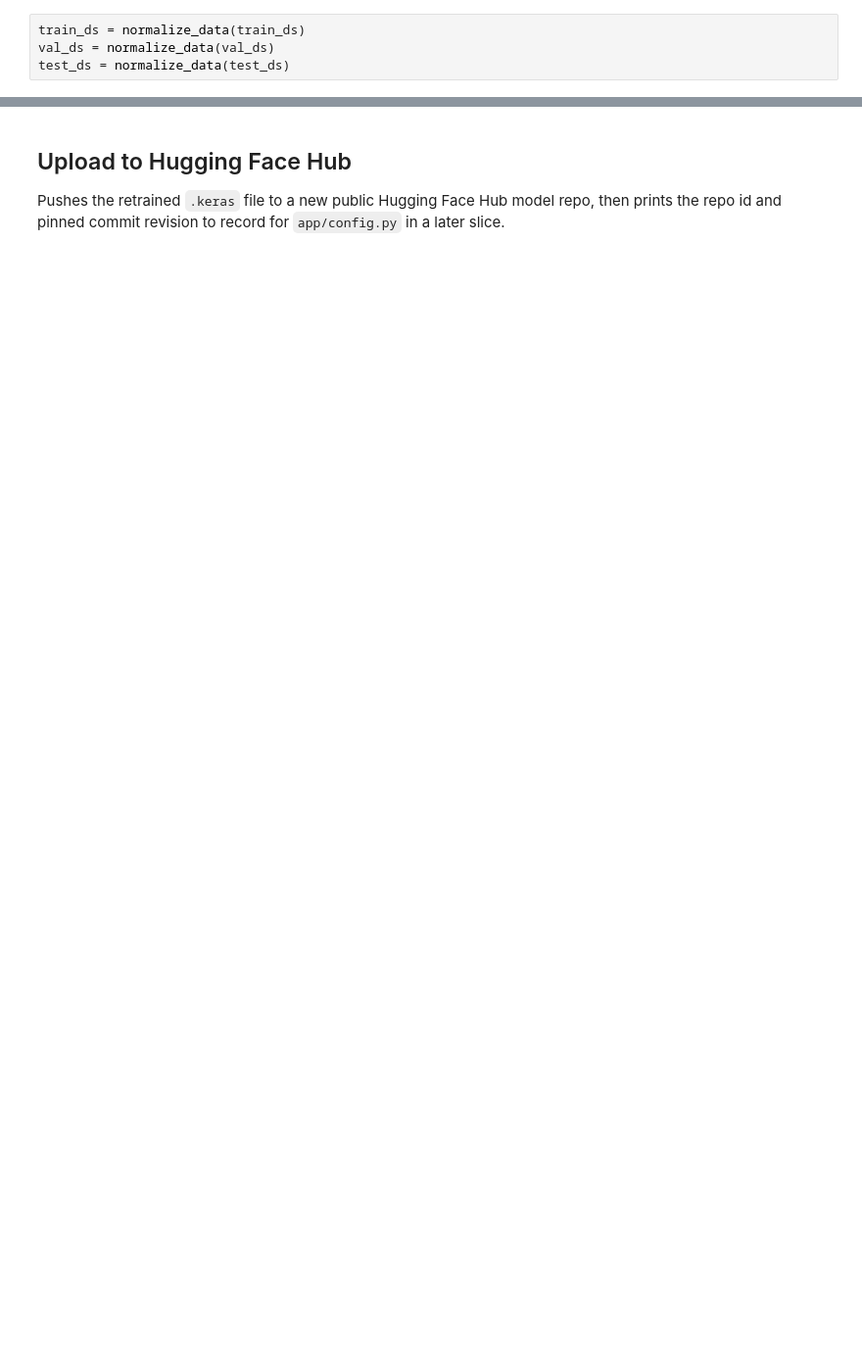
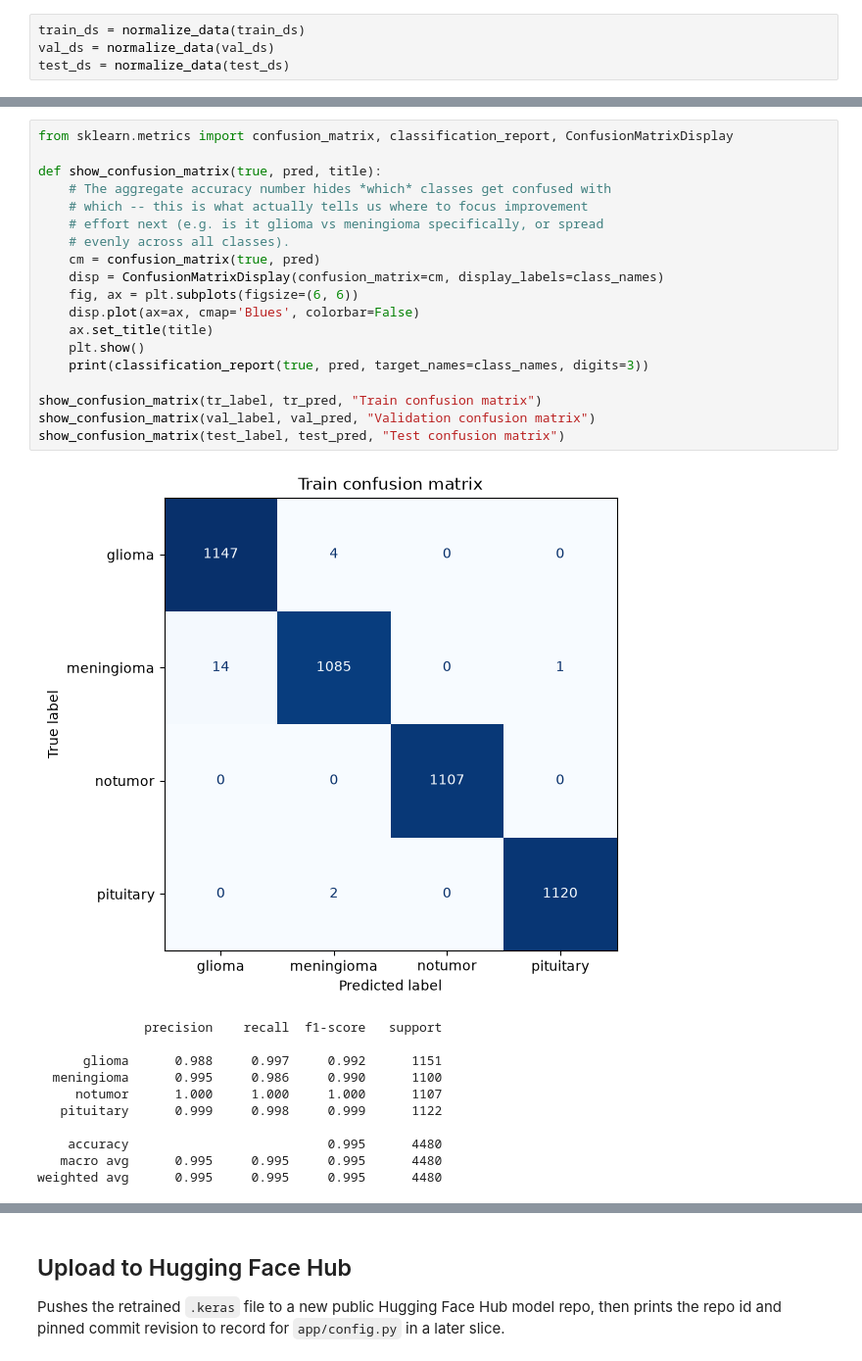
Before and after one commit to kellanmcintosh/MRI-tumor-Detection-app, a Jupyter notebook: mri_classifier.ipynb, the cells around one changed output, grey strips where cells are left out. Shown at 98% size. Cells and saved outputs as stored; diff of their text form; blank space fills up the shorter version.

```diff
--- a/mri_classifier.ipynb
+++ b/mri_classifier.ipynb
@@ -260,0 +389,31 @@ Accuracy: 0.860625
+# %%
+from sklearn.metrics import confusion_matrix, classification_report, ConfusionMatrixDisplay
+
+def show_confusion_matrix(true, pred, title):
+    # The aggregate accuracy number hides *which* classes get confused with
+    # which -- this is what actually tells us where to focus improvement
+    # effort next (e.g. is it glioma vs meningioma specifically, or spread
+    # evenly across all classes).
+    cm = confusion_matrix(true, pred)
+    disp = ConfusionMatrixDisplay(confusion_matrix=cm, display_labels=class_names)
+    fig, ax = plt.subplots(figsize=(6, 6))
+    disp.plot(ax=ax, cmap='Blues', colorbar=False)
+    ax.set_title(title)
+    plt.show()
+    print(classification_report(true, pred, target_names=class_names, digits=3))
+
+show_confusion_matrix(tr_label, tr_pred, "Train confusion matrix")
+show_confusion_matrix(val_label, val_pred, "Validation confusion matrix")
+show_confusion_matrix(test_label, test_pred, "Test confusion matrix")
+# %% [output]
+[figure, added]
+              precision    recall  f1-score   support
+
+      glioma      0.988     0.997     0.992      1151
+  meningioma      0.995     0.986     0.990      1100
+     notumor      1.000     1.000     1.000      1107
+   pituitary      0.999     0.998     0.999      1122
+
+    accuracy                          0.995      4480
+   macro avg      0.995     0.995     0.995      4480
+weighted avg      0.995     0.995     0.995      4480
```
Also changed, not shown: parts of 12 cells of this notebook, 7 other files.
